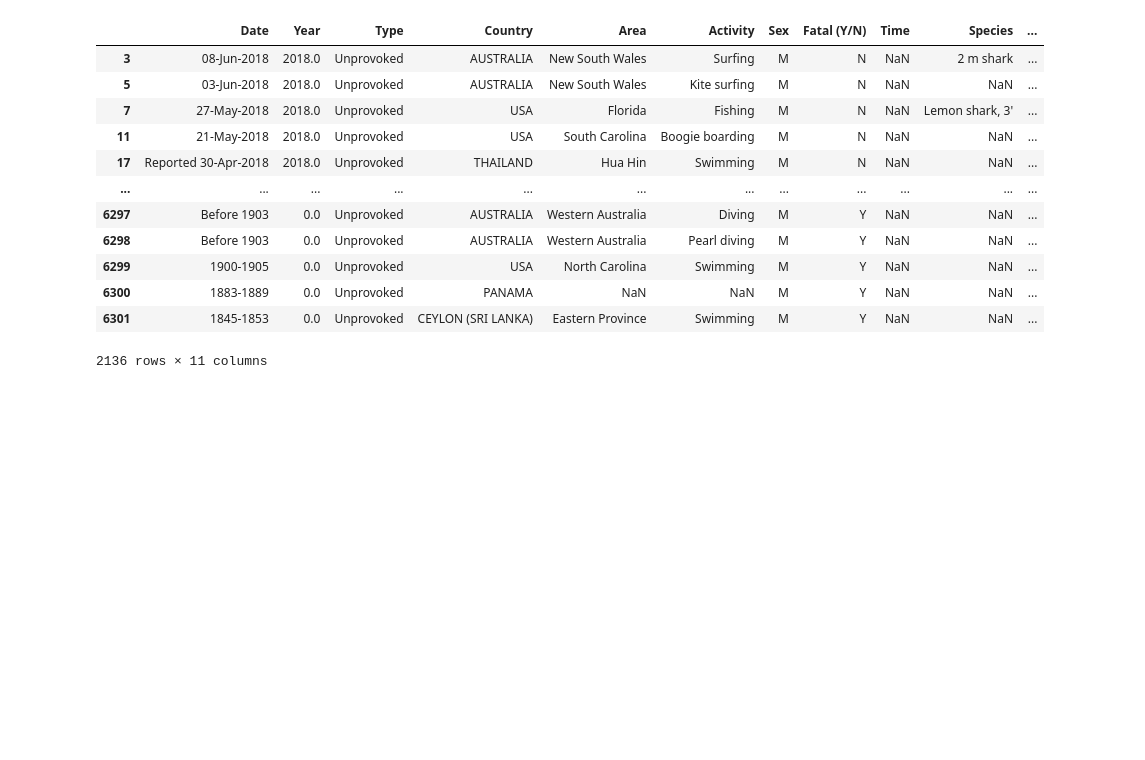
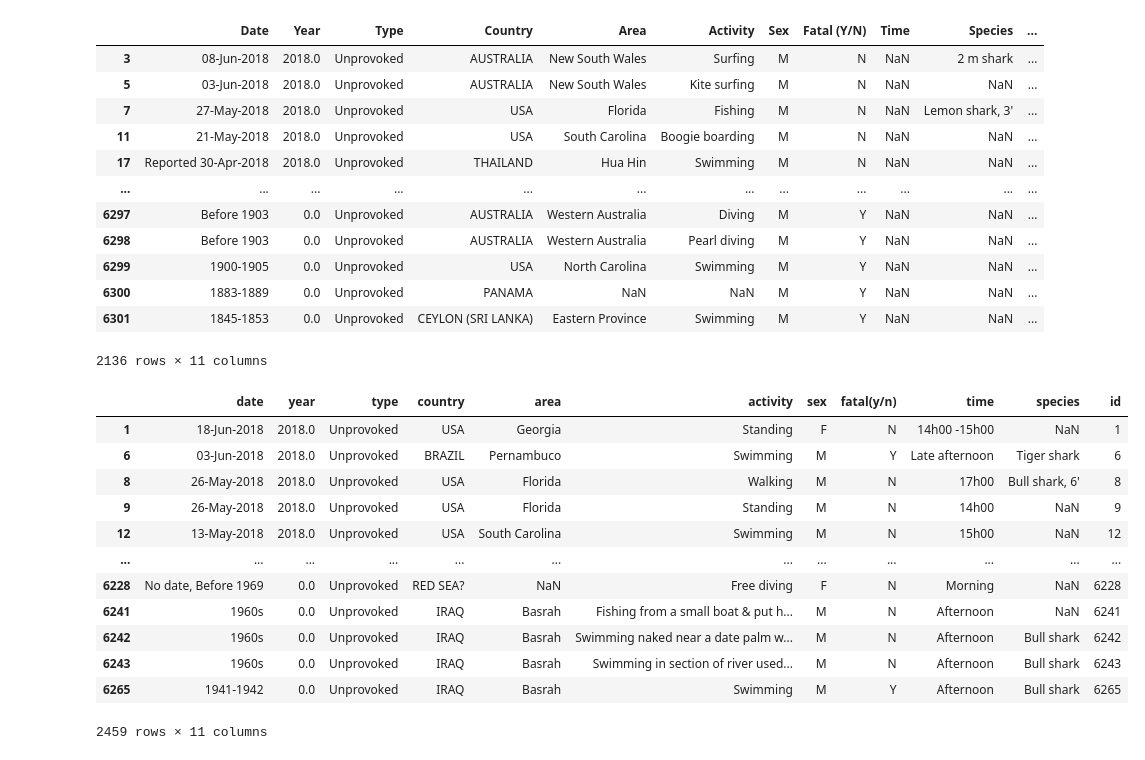
Before and after one commit to DavidCarricondo/data-cleaning-pandas, a Jupyter notebook: Cleaning.ipynb, the cells around one changed output. Drawn from its saved outputs; the diff is of its cells as text; code cells hidden in the pictures; blank space fills up the shorter version.

```diff
--- a/Cleaning.ipynb
+++ b/Cleaning.ipynb
@@ -172,3 +176,23 @@ df_unpr[df_unpr.Time.isnull()]
 | 6300 | 1883-1889 | 0.0 | Unprovoked | PANAMA | NaN | NaN | M | Y | NaN | NaN | ... |
 | 6301 | 1845-1853 | 0.0 | Unprovoked | CEYLON (SRI LANKA) | Eastern Province | Swimming | M | Y | NaN | NaN | ... |
 2136 rows × 11 columns
+# %%
+
+data = df_unpr[~df_unpr.Time.isnull()]
+
+data.columns = fn.fixcolnames(data.columns)
+data
+# %% [output]
+|  | date | year | type | country | area | activity | sex | fatal(y/n) | time | species | id |
+| 1 | 18-Jun-2018 | 2018.0 | Unprovoked | USA | Georgia | Standing | F | N | 14h00 -15h00 | NaN | 1 |
+| 6 | 03-Jun-2018 | 2018.0 | Unprovoked | BRAZIL | Pernambuco | Swimming | M | Y | Late afternoon | Tiger shark | 6 |
+| 8 | 26-May-2018 | 2018.0 | Unprovoked | USA | Florida | Walking | M | N | 17h00 | Bull shark, 6' | 8 |
+| 9 | 26-May-2018 | 2018.0 | Unprovoked | USA | Florida | Standing | M | N | 14h00 | NaN | 9 |
+| 12 | 13-May-2018 | 2018.0 | Unprovoked | USA | South Carolina | Swimming | M | N | 15h00 | NaN | 12 |
+| ... | ... | ... | ... | ... | ... | ... | ... | ... | ... | ... | ... |
+| 6228 | No date, Before 1969 | 0.0 | Unprovoked | RED SEA? | NaN | Free diving | F | N | Morning | NaN | 6228 |
+| 6241 | 1960s | 0.0 | Unprovoked | IRAQ | Basrah | Fishing from a small boat & put h... | M | N | Afternoon | NaN | 6241 |
+| 6242 | 1960s | 0.0 | Unprovoked | IRAQ | Basrah | Swimming naked near a date palm w... | M | N | Afternoon | Bull shark | 6242 |
+| 6243 | 1960s | 0.0 | Unprovoked | IRAQ | Basrah | Swimming in section of river used... | M | N | Afternoon | Bull shark | 6243 |
+| 6265 | 1941-1942 | 0.0 | Unprovoked | IRAQ | Basrah | Swimming | M | Y | Afternoon | Bull shark | 6265 |
+2459 rows × 11 columns
```
Also changed, not shown: parts of 7 cells of this notebook, 2 other files.
